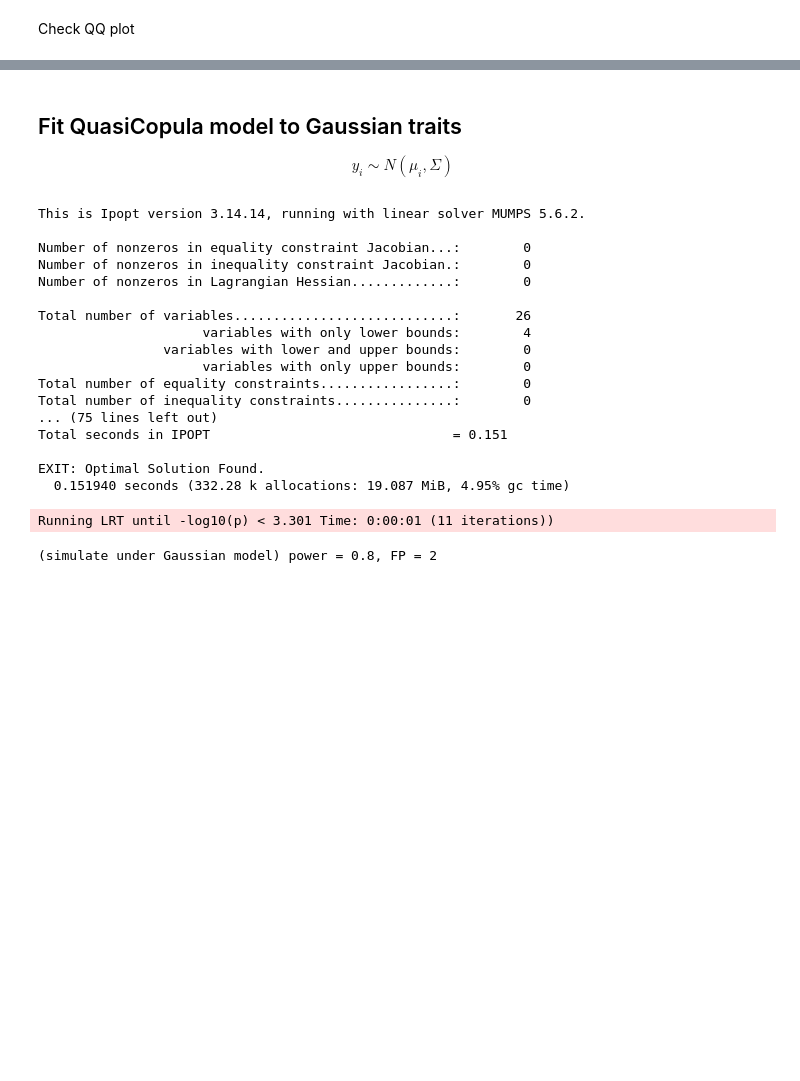
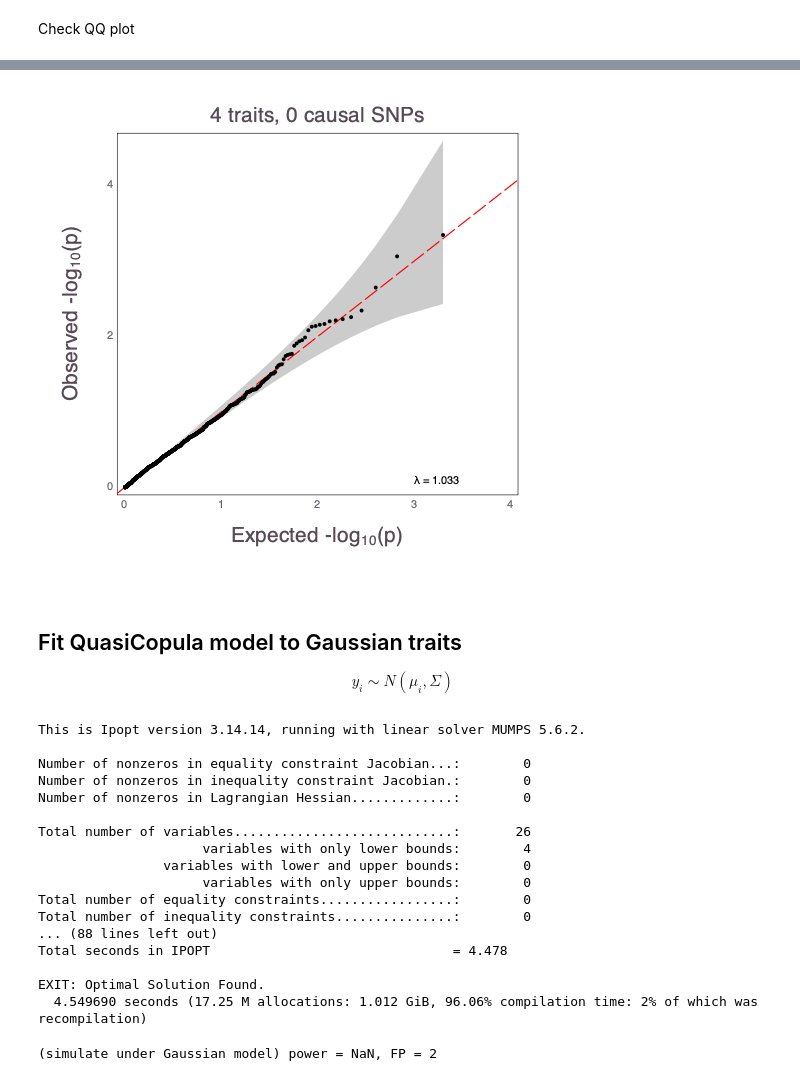
Before and after one commit to OpenMendel/ApproxCopula.jl, a Jupyter notebook: notebooks/multivariate_GWAS_autodiff.ipynb, the cells around one changed output, grey strips where cells are left out. Drawn from its saved outputs; the diff is of its cells as text; code cells hidden in the pictures; blank space fills up the shorter version.

```diff
--- a/notebooks/multivariate_GWAS_autodiff.ipynb
+++ b/notebooks/multivariate_GWAS_autodiff.ipynb
@@ -174,3 +153,11 @@ display("image/png", read("qqplot.png"))
+# %%
+using MendelPlots
+
+# 2 normal, 1 bernoulli, 1 poisson
+qq(pvals, dpi=100, titles="4 traits, $k causal SNPs")
+display("image/png", read("qqplot.png"))
+# %% [output]
+[figure, added]
 # %% [markdown]
 ## Fit QuasiCopula model to Gaussian traits
 
@@ -190,7 +177,6 @@ for i in 1:n
     μi = Btrue' * Xi + γtrue' * Gi
     Y[i, :] .= rand(MvNormal(μi, Σ))
 end
-Y
 
 # fit QC model
 qc_model2 = QuasiCopula.MultivariateCopulaModel(Y, X, [Normal for i in 1:d], [IdentityLink() for i in 1:d])
@@ -208,14 +194,14 @@ Total number of variables............................:       26
                      variables with only upper bounds:        0
 Total number of equality constraints.................:        0
 Total number of inequality constraints...............:        0
-... (75 lines left out)
-Total seconds in IPOPT                               = 0.151
+... (88 lines left out)
+Total seconds in IPOPT                               = 4.478
 
 EXIT: Optimal Solution Found.
-  0.151940 seconds (332.28 k allocations: 19.087 MiB, 4.95% gc time)
+  4.549690 seconds (17.25 M allocations: 1.012 GiB, 96.06% compilation time: 2% of which was recompilation)
 # %%
 # gwas
-result2 = QuasiCopula.multivariateGWAS_adhoc_lrt(qc_model2, G)
+result2 = QuasiCopula.multivariateGWAS_adhoc_lrt(qc_model2, G, pval_cutoff=1.0)
 pvals = result2.pvals
 
 # compute power
@@ -225,5 +211,4 @@ power = length(discovered_snps ∩ causal_snps) / length(causal_snps)
 FP = length(setdiff(discovered_snps, causal_snps))
 println("(simulate under Gaussian model) power = $power, FP = $FP")
 # %% [output]
-Running LRT until -log10(p) < 3.301 Time: 0:00:01 (11 iterations))
+(simulate under Gaussian model) power = NaN, FP = 2
-(simulate under Gaussian model) power = 0.8, FP = 2
```
Also changed, not shown: parts of 14 cells of this notebook, 1 other file.
